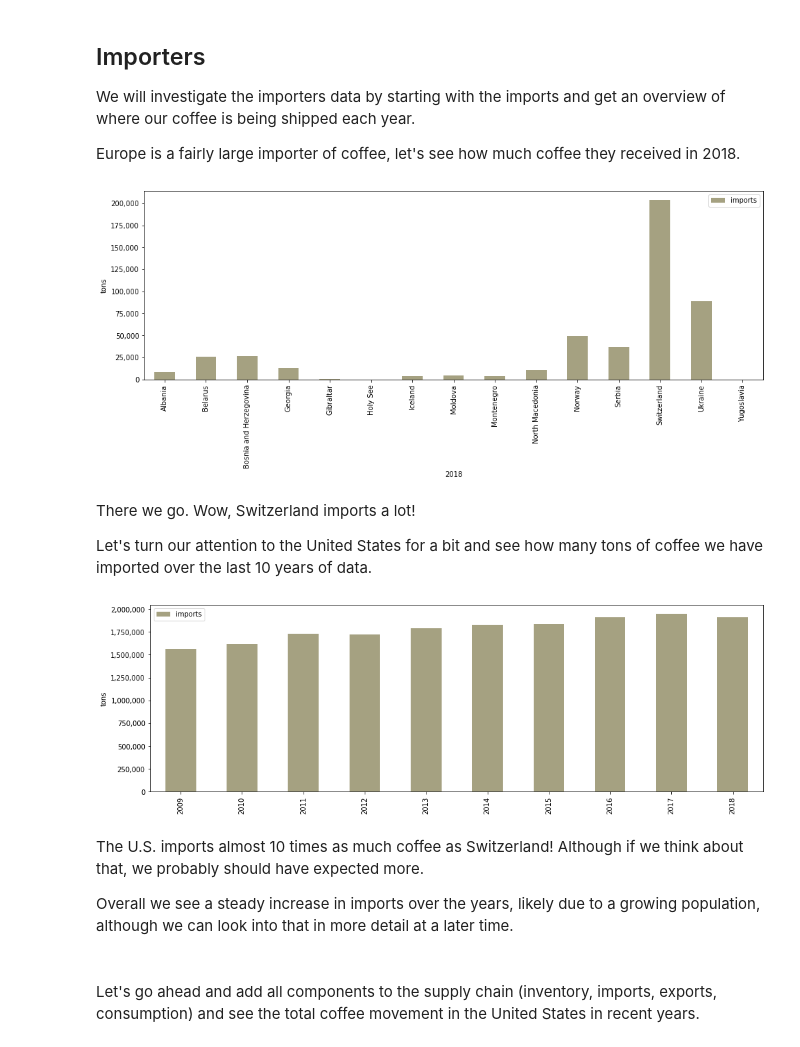
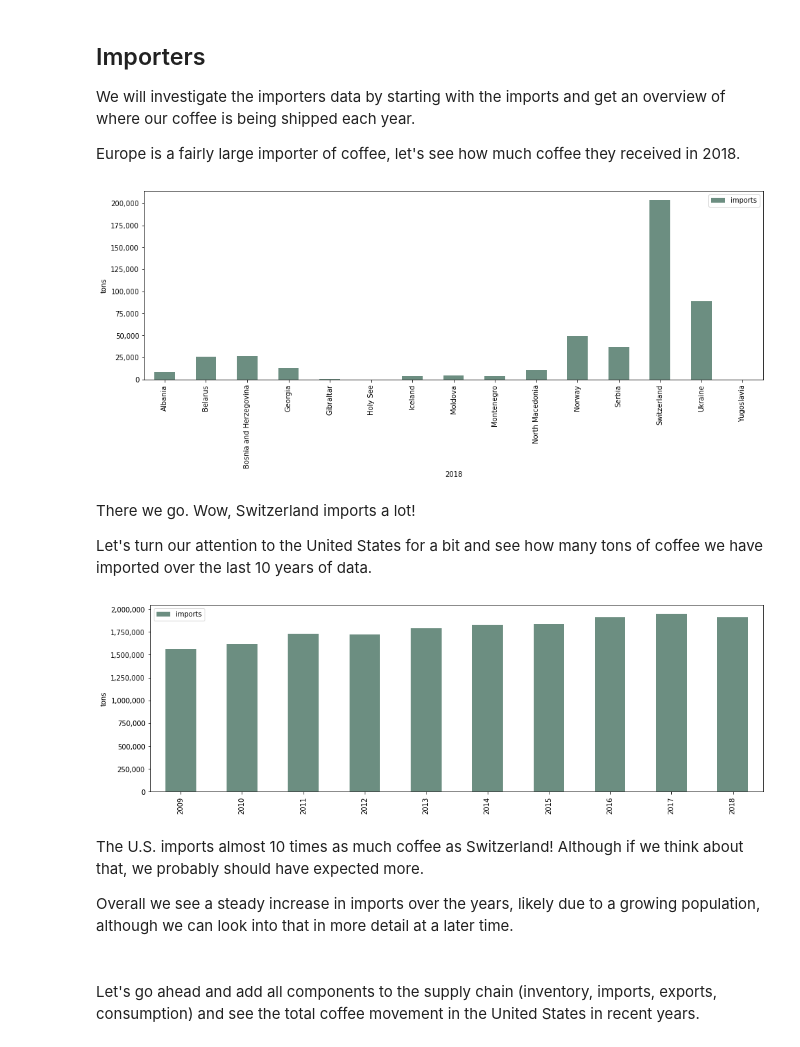
Before and after one commit to seanbhart/coffee, a Jupyter notebook: notebooks/coffee.ipynb, the cells around one changed output. Drawn from its saved outputs; the diff is of its cells as text; code cells hidden in the pictures.

Commit message:
color update

```diff
--- a/notebooks/coffee.ipynb
+++ b/notebooks/coffee.ipynb
@@ -35,7 +35,12 @@ import pandas as pd
 from matplotlib import pyplot as plt
 from src import connect
 conn = connect.connect()
-colors = ["#839B7F","#A5A181","#B18558","#2B1504","#00494F"]
+colors = ["#557d90","#44a797","#d96033","#5a463a","#426170","#d7c6b7"]
+colors_dark = ["#296b80","#80a999","#6c8e81","#d7c6b7","#c67f4f","#18404C"]
+vcolors_gray = ["#EAEAEA","#797979","#4E4B4C","#262626","#231F20"]
+vcolors_bright = ["#6EB51C","#589016","#F73772"]
+colors_exporters = colors_dark[:2] + colors_dark[3:]
+colors_importers = colors_dark[:1] + colors_dark[2:]
 # %% [markdown]
 ## Supply Chain Measurement Variance
 
@@ -55,7 +60,7 @@ INNER JOIN location l ON p.location_id=l.id
 WHERE year=2018 AND p.value>2000
 ORDER BY location ASC;""",conn)
 print(df)
-b = df.plot.bar(figsize=(16,5), color=colors[1])
+b = df.plot.bar(figsize=(16,5), color=colors_exporters[1])
 b.set_yticklabels([f'{x:,.0f}' for x in b.get_yticks()])
 b.set_xticklabels(df['location'].tolist(), rotation=90)
 b.set_ylabel("1,000 60 kg. bags")
@@ -85,7 +90,7 @@ FROM seasonal_production p
 INNER JOIN location l ON p.location_id=l.id
 WHERE year=2018 AND p.value>2000
 ORDER BY location ASC;""",conn)
-b = df.plot.bar(figsize=(16,5), color=colors[1])
+b = df.plot.bar(figsize=(16,5), color=colors_exporters[1])
 b.set_yticklabels([f'{x:,.0f}' for x in b.get_yticks()])
 b.set_xticklabels(df['location'].tolist(), rotation=90)
 b.set_ylabel("tons")
@@ -95,7 +100,7 @@ l = b.set_xlabel("2018")
 # %% [markdown]
 Brazil leads production around the world, so we will dig in to their production to understand the components of the supply chain coming out of countries that grow coffee.
 # %%
-df = pd.read_sql("""SELECT l.title, s3.year, s3.inventory * 66.138679 AS inventory, s3.production * 66.138679 AS production, s3.exports * 66.138679 AS exports, s3.consumption * 66.138679 AS consumption, (s3.inventory + s3.production + s3.exports + s3.consumption) * 66.138679 AS net
+df = pd.read_sql("""SELECT l.title, s3.year, pinv.value * 66.138679 AS inventory, s3.production * 66.138679 AS production, s3.exports * 66.138679 AS exports, s3.consumption * 66.138679 AS consumption, (s3.inventory + s3.production + s3.exports + s3.consumption) * 66.138679 AS net
 FROM location l
 INNER JOIN
     (
@@ -122,9 +127,10 @@ INNER JOIN
         ON s2.location_id=c.location_id AND c.year=s2.year
     ) AS s3
 ON s3.location_id=l.id
+INNER JOIN seasonal_inventory pinv ON pinv.location_id=s3.location_id AND pinv.year=s3.year-1
 WHERE l.title='Brazil' AND s3.year>2008
 ORDER BY s3.year ASC;""",conn)
-b1=df.loc[:,['inventory','production','exports','consumption']].plot.bar(stacked=True, color=colors, figsize=(15,7))
+b1=df.loc[:,['inventory','production','exports','consumption']].plot.bar(stacked=True, color=colors_exporters, figsize=(15,7))
 b1.set_xticklabels(df['year'].tolist(), rotation=0)
 b1.set_yticklabels([f'{x:,.0f}' for x in b1.get_yticks()])
 b1.set_ylim([min(b1.get_yticks()),max(b1.get_yticks())])
@@ -134,7 +140,7 @@ b1.set_xlabel("Brazil")
 l1 = b1.twinx()
 l1.set_yticklabels([])
 l1.set_ylim([min(b1.get_yticks()),max(b1.get_yticks())])
-l1.plot(b1.get_xticks(), df['net'], label='net', marker='o', color=colors[4])
+l1.plot(b1.get_xticks(), df['net'], label='net', marker='o', color=colors_exporters[4])
 l1.legend(loc='upper left')
 for i,x in enumerate(df['net']):
     label = f'{x:,.0f}'
@@ -171,13 +177,13 @@ INNER JOIN location lid ON i.location_id=lid.id
 INNER JOIN location pid ON lid.parent_location_id=pid.id
 WHERE (year=2018 AND pid.title LIKE '%Europe%') AND NOT lid.title='EU'
 ORDER BY location ASC;""",conn)
-b = df.plot.bar(figsize=(16,5), color=colors[1])
+b = df.plot.bar(figsize=(16,5), color=colors_importers[1])
 b.set_yticklabels([f'{x:,.0f}' for x in b.get_yticks()])
 b.set_xticklabels(df['location'].tolist(), rotation=90)
 b.set_ylabel("tons")
 l = b.set_xlabel("2018")
 # %% [output]
-[figure, old version]
+[figure, new version]
 # %% [markdown]
 There we go.  Wow, Switzerland imports a lot!
 
@@ -185,16 +191,16 @@ Let's turn our attention to the United States for a bit and see how many tons of
 # %%
 df = pd.read_sql("""SELECT lid.title AS location,i.year,i.value * 66.138679 AS imports
 FROM calendar_imports i
 INNER JOIN location lid ON i.location_id=lid.id
 WHERE year>2008 AND lid.title LIKE '%USA%'
 ORDER BY year ASC;""",conn)
 # b = df.plot.bar(figsize=(16,5), color=colors[1])
-b = df.loc[:,['imports']].plot.bar(color=colors[1], figsize=(16,5))
+b = df.loc[:,['imports']].plot.bar(color=colors_importers[1], figsize=(16,5))
 b.set_yticklabels([f'{x:,.0f}' for x in b.get_yticks()])
 b.set_xticklabels(df['year'].tolist(), rotation=90)
 l = b.set_ylabel("tons")
 # %% [output]
-[figure, old version]
+[figure, new version]
 # %% [markdown]
 The U.S. imports almost 10 times as much coffee as Switzerland!  Although if we think about that, we probably should have expected more.
 
```
Also changed, not shown: parts of 3 cells of this notebook, 1 other file.
